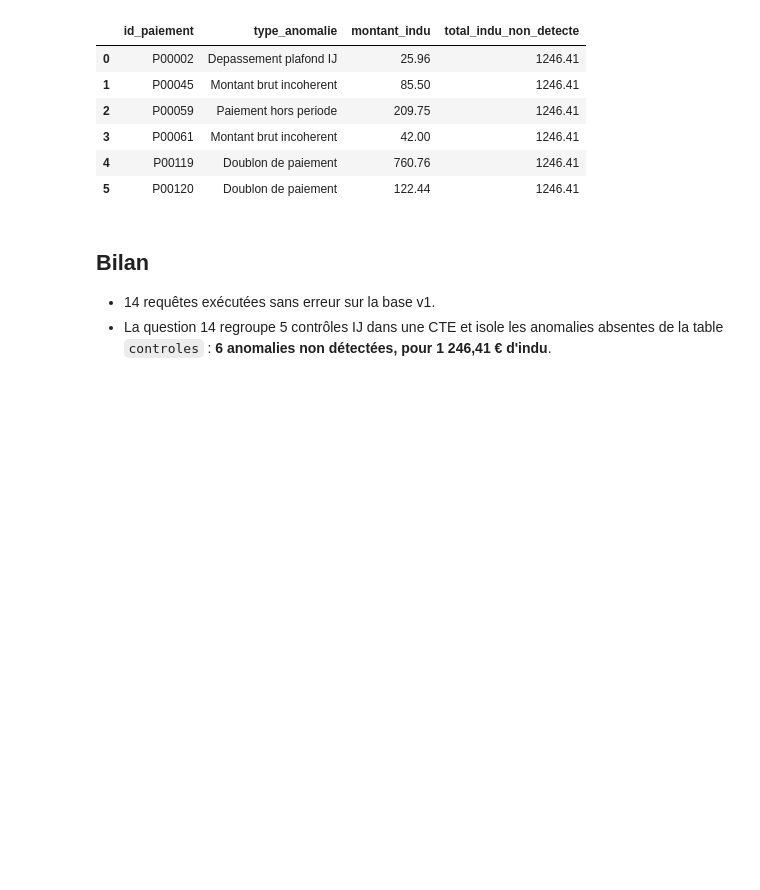
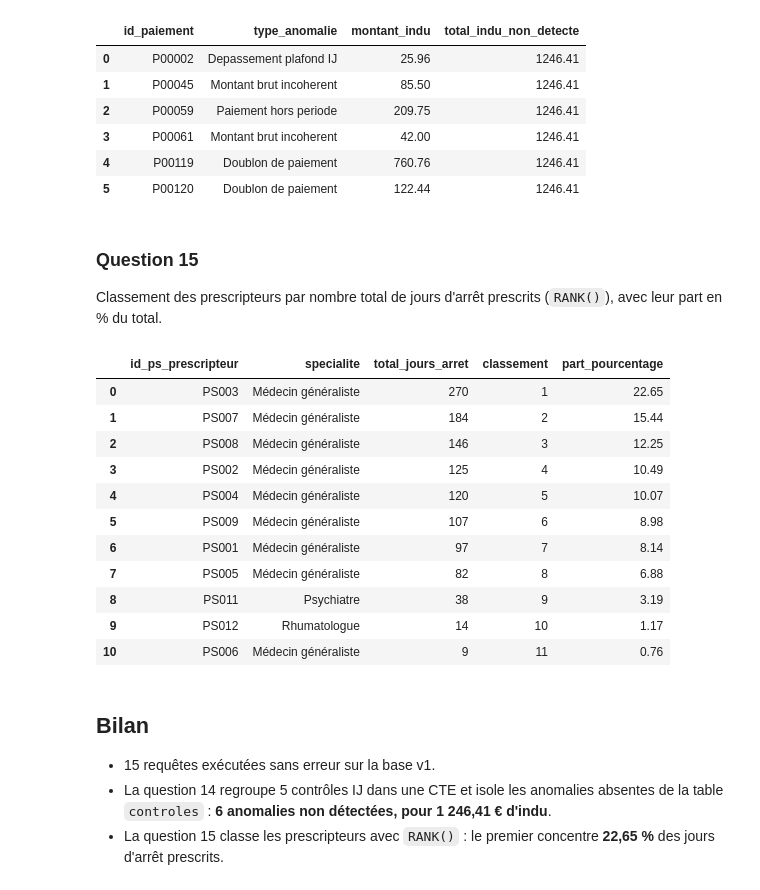
Before and after one commit to abelbebekoum-dev/cpam-sql-training, a Jupyter notebook: solutions/semaine_01/semaine_01_resultats.ipynb, the cells around one changed output. Saved outputs shown, nothing was run; the diff lists cells and outputs as text; code cells hidden in the pictures; blank space fills up the shorter version.

```diff
--- a/solutions/semaine_01/semaine_01_resultats.ipynb
+++ b/solutions/semaine_01/semaine_01_resultats.ipynb
@@ -558,8 +558,65 @@ ORDER BY id_paiement, type_anomalie
 | 3 | P00061 | Montant brut incoherent | 42.00 | 1246.41 |
 | 4 | P00119 | Doublon de paiement | 760.76 | 1246.41 |
 | 5 | P00120 | Doublon de paiement | 122.44 | 1246.41 |
+# %% [markdown]
+### Question 15
+
+Classement des prescripteurs par nombre total de jours d'arrêt prescrits (`RANK()`), avec leur part en % du total.
+# %%
+requete("""
+WITH jours_par_prescripteur AS (
+    SELECT
+        a.id_ps_prescripteur,
+        ps.specialite,
+        SUM(
+            CAST(
+                julianday(a.date_fin) -
+                julianday(a.date_debut) + 1
+                AS INTEGER
+            )
+        ) AS total_jours_arret
+    FROM arrets_travail a
+    INNER JOIN professionnels_sante ps
+        ON a.id_ps_prescripteur = ps.id_ps
+    GROUP BY
+        a.id_ps_prescripteur,
+        ps.specialite
+)
+
+SELECT
+    id_ps_prescripteur,
+    specialite,
+    total_jours_arret,
+
+    RANK() OVER (
+        ORDER BY total_jours_arret DESC
+    ) AS classement,
+
+    ROUND(
+        total_jours_arret * 100.0 /
+        SUM(total_jours_arret) OVER (),
+        2
+    ) AS part_pourcentage
+
+FROM jours_par_prescripteur
+ORDER BY classement ASC
+""")
+# %% [output]
+|  | id_ps_prescripteur | specialite | total_jours_arret | classement | part_pourcentage |
+| 0 | PS003 | Médecin généraliste | 270 | 1 | 22.65 |
+| 1 | PS007 | Médecin généraliste | 184 | 2 | 15.44 |
+| 2 | PS008 | Médecin généraliste | 146 | 3 | 12.25 |
+| 3 | PS002 | Médecin généraliste | 125 | 4 | 10.49 |
+| 4 | PS004 | Médecin généraliste | 120 | 5 | 10.07 |
+| 5 | PS009 | Médecin généraliste | 107 | 6 | 8.98 |
+| 6 | PS001 | Médecin généraliste | 97 | 7 | 8.14 |
+| 7 | PS005 | Médecin généraliste | 82 | 8 | 6.88 |
+| 8 | PS011 | Psychiatre | 38 | 9 | 3.19 |
+| 9 | PS012 | Rhumatologue | 14 | 10 | 1.17 |
+| 10 | PS006 | Médecin généraliste | 9 | 11 | 0.76 |
 # %% [markdown]
 ## Bilan
 
-- 14 requêtes exécutées sans erreur sur la base v1.
+- 15 requêtes exécutées sans erreur sur la base v1.
 - La question 14 regroupe 5 contrôles IJ dans une CTE et isole les anomalies absentes de la table `controles` : **6 anomalies non détectées, pour 1 246,41 € d'indu**.
+- La question 15 classe les prescripteurs avec `RANK()` : le premier concentre **22,65 %** des jours d'arrêt prescrits.
```
Also changed, not shown: parts of 1 cell of this notebook.
